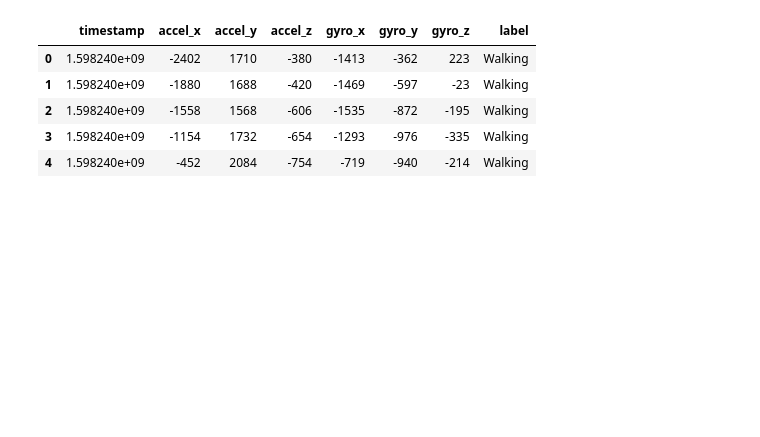
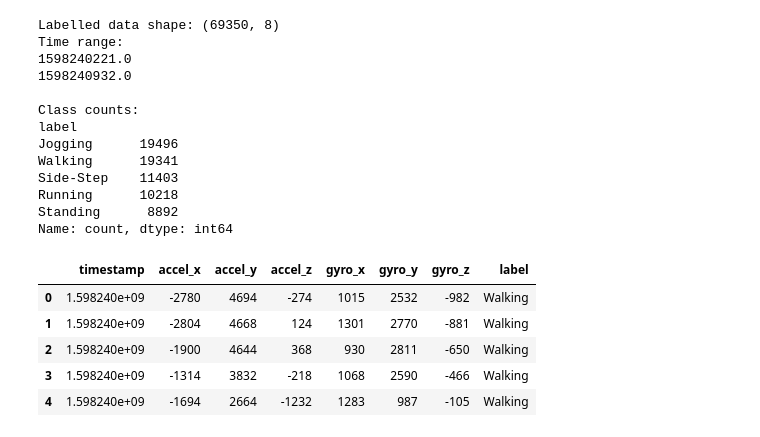
Before and after one commit to spagboolean-gif/cosc102_ass3, a Jupyter notebook: data_analysis.ipynb, the cells around one changed output. Cells and saved outputs as stored; diff of their text form; code cells hidden in the pictures; blank space fills up the shorter version.

```diff
--- a/data_analysis.ipynb
+++ b/data_analysis.ipynb
@@ -20,18 +32,36 @@ from preprocessing import (
 # %%
 # Align IMU data with annotations:
 
 imu_df = load_imu_data("a3_imu_data.csv")
 annotations_df = load_annotations("a3_activity_annotations.csv")
 
 labelled_df = align_annotations_to_imu(imu_df, annotations_df)
-annotations_df.head
+feature_df = window_features(labelled_df)
 
-feature_df = window_features(labelled_df)
+print("Labelled data shape:", labelled_df.shape)
+print("Time range:")
+print(labelled_df["timestamp"].min())
+print(labelled_df["timestamp"].max())
+print("\nClass counts:")
+print(labelled_df["label"].value_counts())
 labelled_df.head()
 # %% [output]
+Labelled data shape: (69350, 8)
+Time range:
+1598240221.0
+1598240932.0
+
+Class counts:
+label
+Jogging      19496
+Walking      19341
+Side-Step    11403
+Running      10218
+Standing      8892
+Name: count, dtype: int64
 |  | timestamp | accel_x | accel_y | accel_z | gyro_x | gyro_y | gyro_z | label |
-| 0 | 1.598240e+09 | -2402 | 1710 | -380 | -1413 | -362 | 223 | Walking |
-| 1 | 1.598240e+09 | -1880 | 1688 | -420 | -1469 | -597 | -23 | Walking |
-| 2 | 1.598240e+09 | -1558 | 1568 | -606 | -1535 | -872 | -195 | Walking |
-| 3 | 1.598240e+09 | -1154 | 1732 | -654 | -1293 | -976 | -335 | Walking |
-| 4 | 1.598240e+09 | -452 | 2084 | -754 | -719 | -940 | -214 | Walking |
+| 0 | 1.598240e+09 | -2780 | 4694 | -274 | 1015 | 2532 | -982 | Walking |
+| 1 | 1.598240e+09 | -2804 | 4668 | 124 | 1301 | 2770 | -881 | Walking |
+| 2 | 1.598240e+09 | -1900 | 4644 | 368 | 930 | 2811 | -650 | Walking |
+| 3 | 1.598240e+09 | -1314 | 3832 | -218 | 1068 | 2590 | -466 | Walking |
+| 4 | 1.598240e+09 | -1694 | 2664 | -1232 | 1283 | 987 | -105 | Walking |
```
Also changed, not shown: parts of 21 cells of this notebook, 2 other files.
